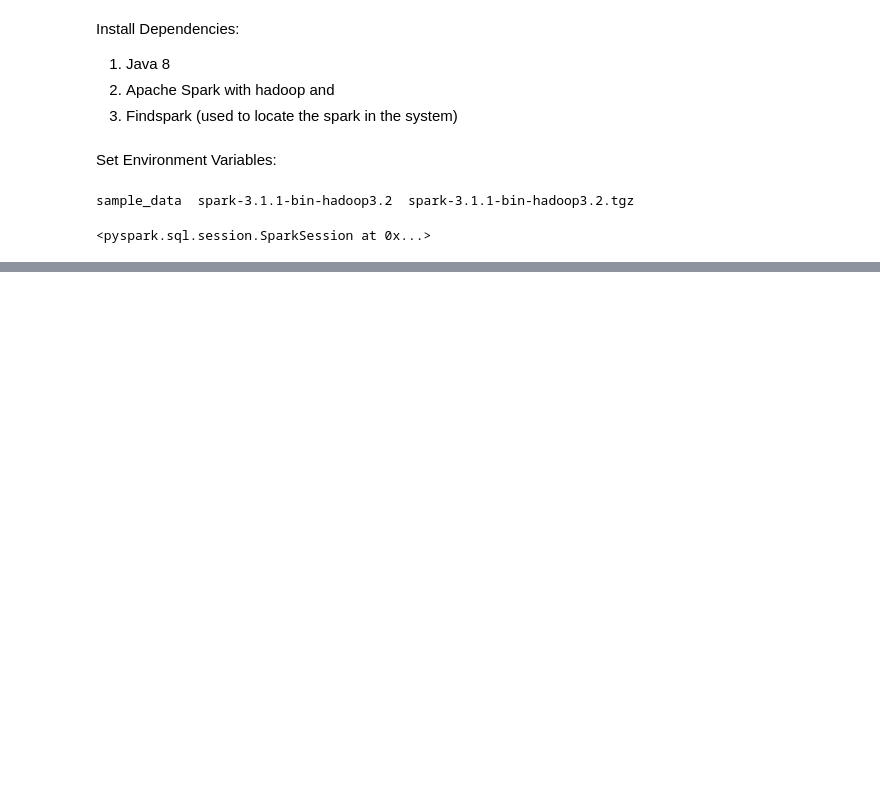
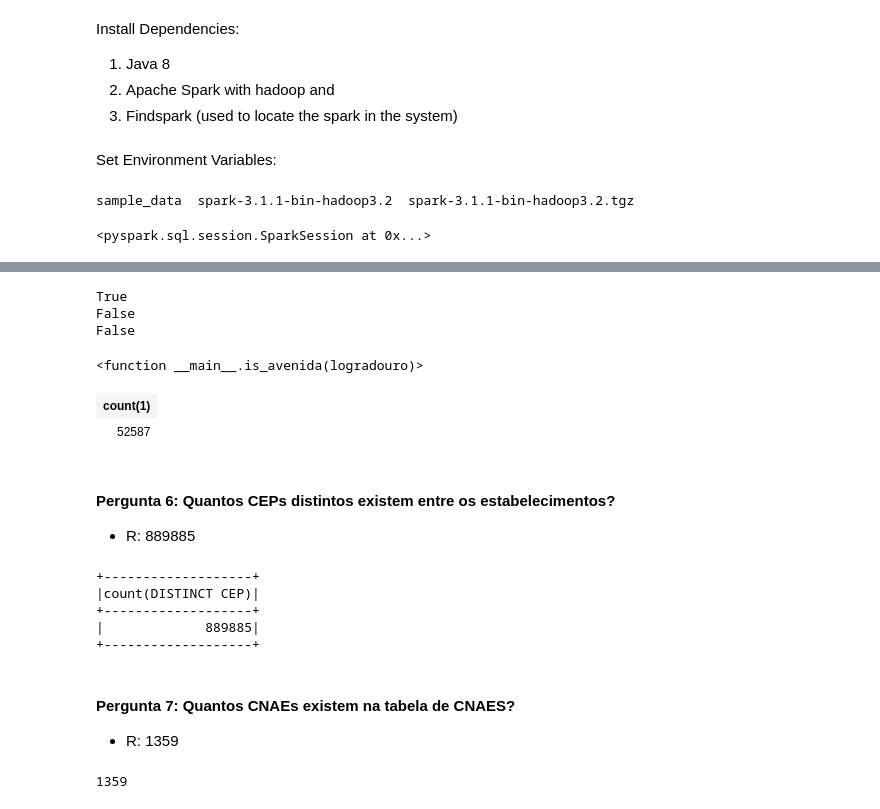
Before and after one commit to eder1985/igti-bootcamp-eng-dados-cloud, a Jupyter notebook: modulo_2/igti_edc_mod2_desafio.ipynb, the cells around one changed output, grey strips where cells are left out. Cells and saved outputs as stored; diff of their text form; code cells hidden in the pictures; blank space fills up the shorter version.

```diff
--- a/modulo_2/igti_edc_mod2_desafio.ipynb
+++ b/modulo_2/igti_edc_mod2_desafio.ipynb
@@ -361,0 +219,50 @@ df_ratings.select("averageRating").describe()
+# %%
+def is_avenida(logradouro):
+  if logradouro == '' or type(logradouro) == 'NoneType' or logradouro is None:
+    return False
+  else:
+    return logradouro.lower().startswith("avenida")
+
+logradouro1 = "Avenida 1"
+logradouro2 = "rua 2"
+logradouro3 = ""
+print(is_avenida(logradouro1))
+print(is_avenida(logradouro2))
+print(is_avenida(logradouro3))
+# %% [output]
+True
+False
+False
+# %%
+from pyspark.sql.functions import udf
+
+isAvenidaUDF = udf(lambda z: is_avenida(z))
+spark.udf.register("isAvenidaUDF", is_avenida)
+# %% [output]
+<function __main__.is_avenida(logradouro)>
+# %%
+spark.sql("SELECT COUNT(*) FROM estabelecimentos_parquet WHERE isAvenidaUDF(LOGRADOURO) == True")
+# %% [output]
+| count(1) |
+| 52587 |
+# %% [markdown]
+#### Pergunta 6: Quantos CEPs distintos existem entre os estabelecimentos?
+- R: 889885
+# %%
+from pyspark.sql.functions import countDistinct
+
+distinct_count_ceps= df_estabelecimentos_parquet.select(countDistinct("CEP"))
+distinct_count_ceps.show()
+# %% [output]
++-------------------+
+|count(DISTINCT CEP)|
++-------------------+
+|             889885|
++-------------------+
+# %% [markdown]
+#### Pergunta 7: Quantos CNAEs existem na tabela de CNAES?
+- R: 1359
+# %%
+df_cnaes.count()
+# %% [output]
+1359
```
Also changed, not shown: parts of 79 cells of this notebook.
